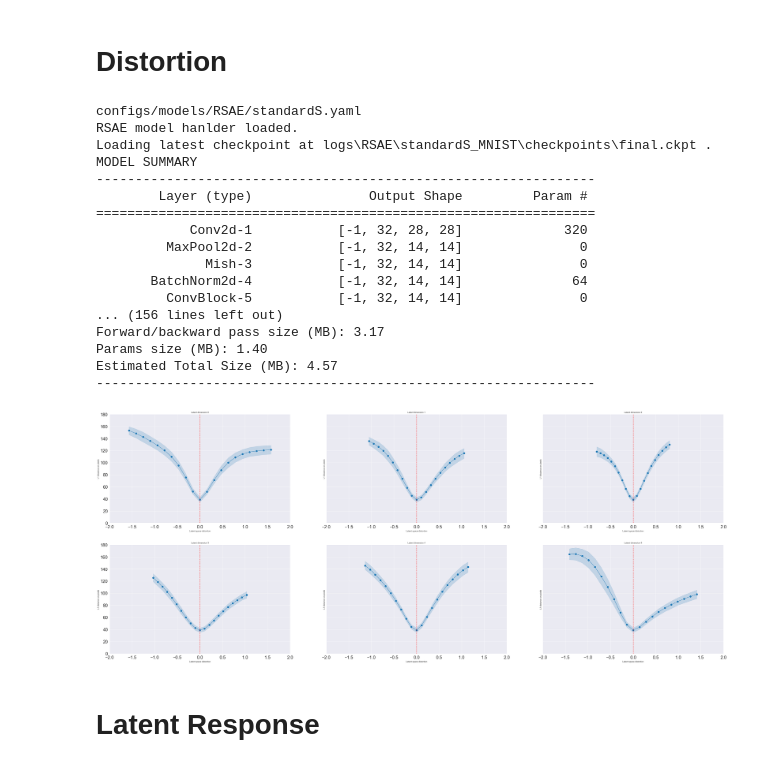
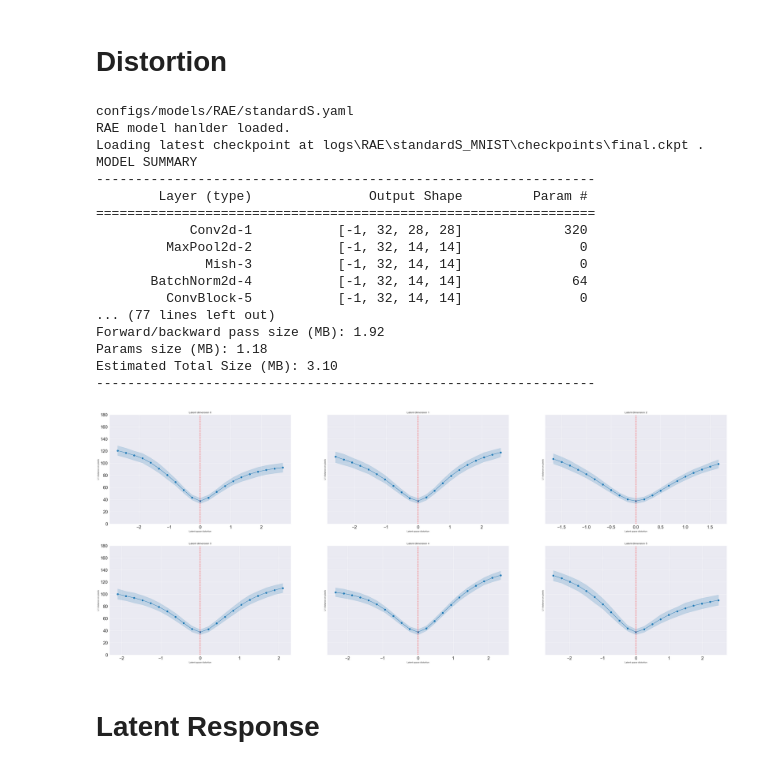
Before and after one commit to GiuliaLanzillotta/CausalAE, a Jupyter notebook: visualisations/LatentPlots.ipynb, the cells around one changed output. Cells and saved outputs as stored; diff of their text form; code cells hidden in the pictures.

```diff
--- a/visualisations/LatentPlots.ipynb
+++ b/visualisations/LatentPlots.ipynb
@@ -85,7 +85,7 @@ fig.savefig(fname)
 # %% [markdown]
 # Distortion
 # %%
-params = {"model_name":"RSAE",
+params = {"model_name":"RAE",
           "model_version":"standardS",
           "data" : "MNIST"}
 
@@ -94,9 +94,9 @@ handler = VisualModelHandler.from_config(**params)
 handler.config["logging_params"]["save_dir"] = "./logs"
 handler.load_checkpoint()
 # %% [output]
-configs/models/RSAE/standardS.yaml
-RSAE model hanlder loaded.
-Loading latest checkpoint at logs\RSAE\standardS_MNIST\checkpoints\final.ckpt .
+configs/models/RAE/standardS.yaml
+RAE model hanlder loaded.
+Loading latest checkpoint at logs\RAE\standardS_MNIST\checkpoints\final.ckpt .
 MODEL SUMMARY
 ----------------------------------------------------------------
         Layer (type)               Output Shape         Param #
@@ -106,28 +106,27 @@ MODEL SUMMARY
               Mish-3           [-1, 32, 14, 14]               0
        BatchNorm2d-4           [-1, 32, 14, 14]              64
          ConvBlock-5           [-1, 32, 14, 14]               0
-... (156 lines left out)
-Forward/backward pass size (MB): 3.17
-Params size (MB): 1.40
-Estimated Total Size (MB): 4.57
+... (77 lines left out)
+Forward/backward pass size (MB): 1.92
+Params size (MB): 1.18
+Estimated Total Size (MB): 3.10
 ----------------------------------------------------------------
 # %%
 figure_params = {"figsize":(50,20),
                 "nrow":2,
-                "ylim":180,
-                "xlim":2
+                "ylim":180
                 }
 
 res = handler.plot_model(do_originals=False, do_reconstructions=False,
                          do_random_samples=False, do_traversals=False,
                          do_loss2distortion=True, **figure_params)
 fig = res['distortion']
 fname = fig_path / ("distortion"+params["model_name"]+".png")
 if os.path.isfile(fname):
     os.remove(fname)
 fig.savefig(fname)
 # %% [output]
-[figure, old version]
+[figure, new version]
 # %% [markdown]
 # Latent Response
 # %%
```
Also changed, not shown: parts of 5 cells of this notebook, 25 other files.
